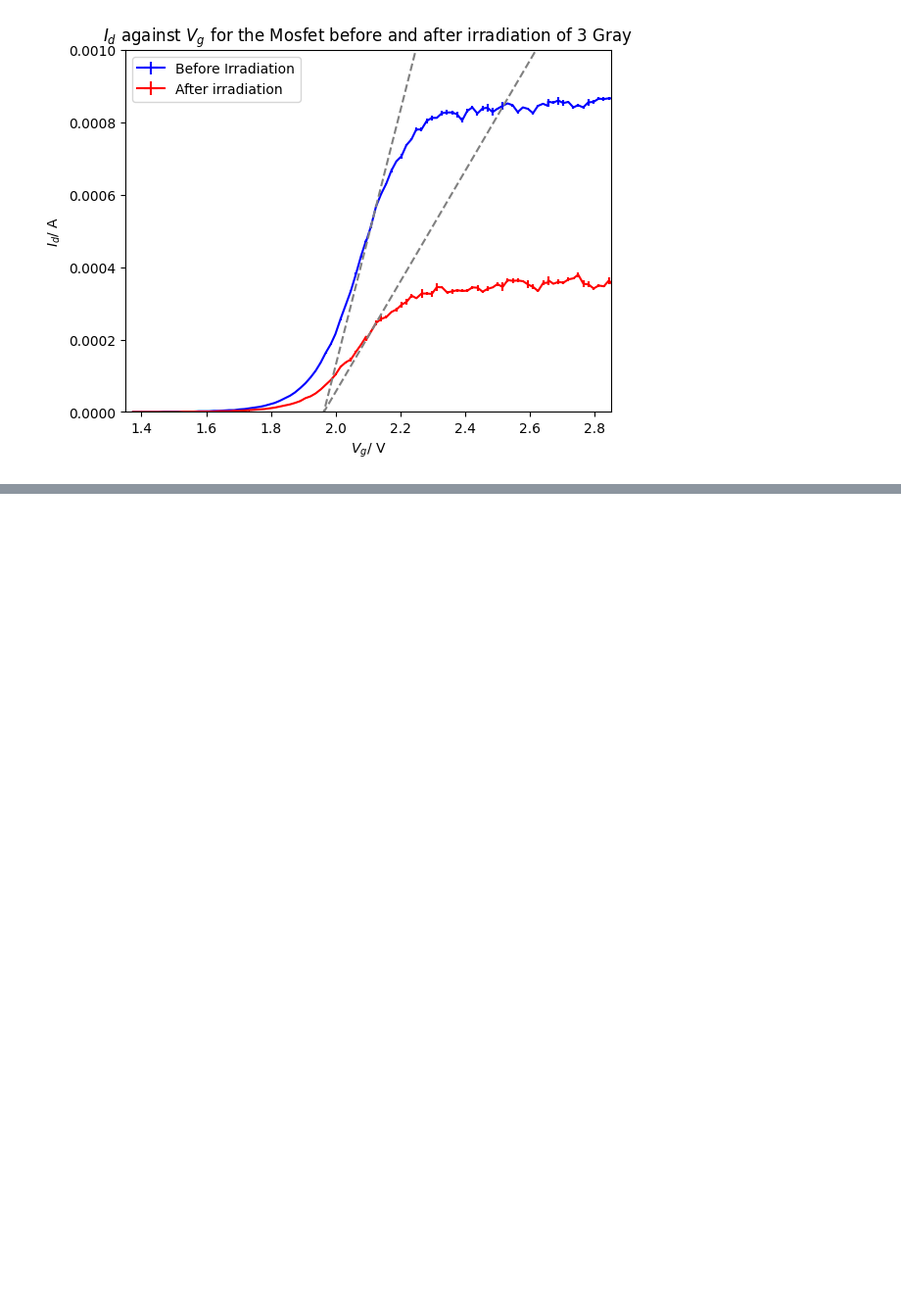
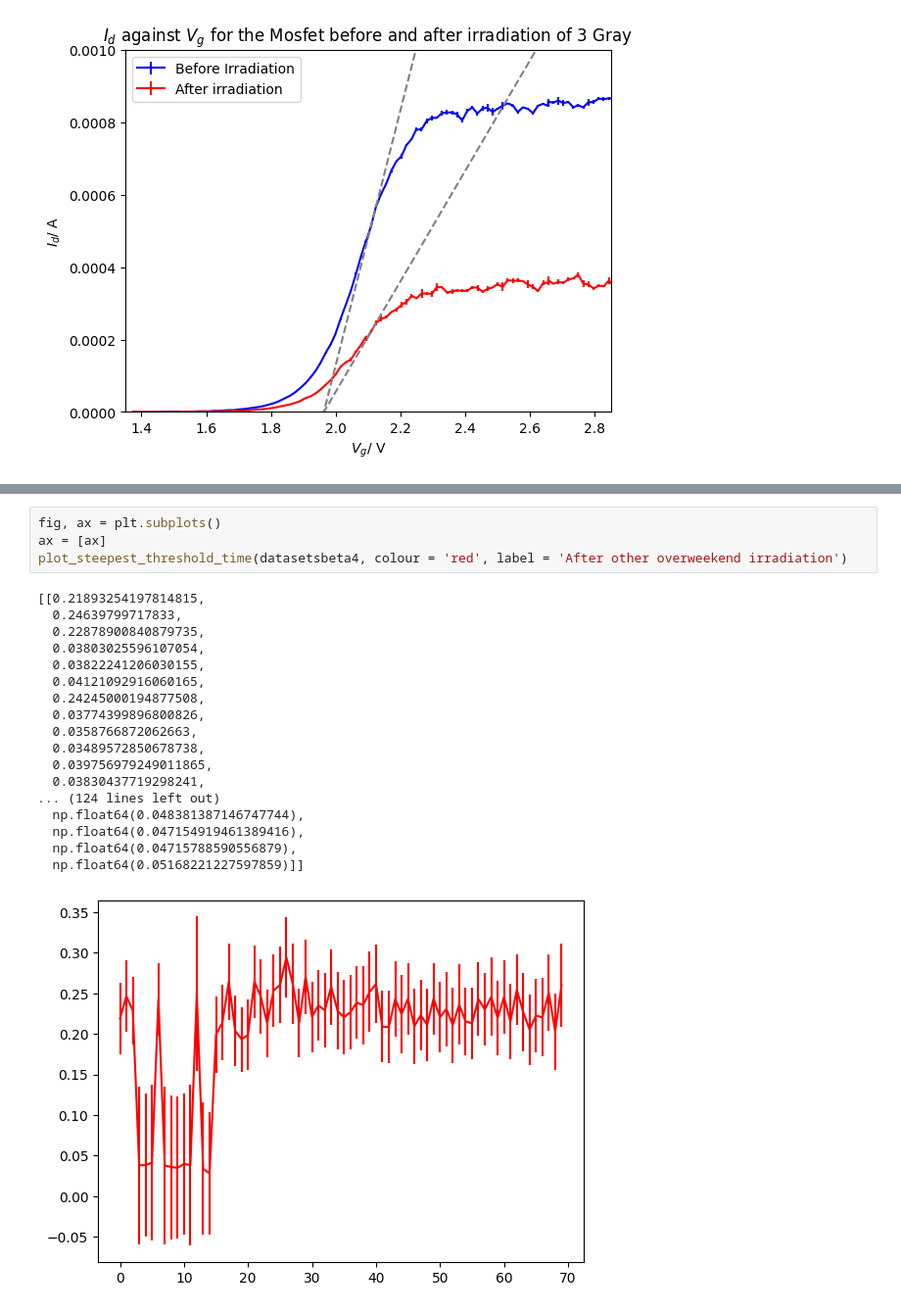
Before and after one commit to fhirstplace/Python-Labs-EDOS, a Jupyter notebook: xml graph maker (all).ipynb, the cells around one changed output, grey strips where cells are left out. Shown at 98% size. Drawn from its saved outputs; the diff is of its cells as text; blank space fills up the shorter version.

```diff
--- a/xml graph maker (all).ipynb
+++ b/xml graph maker (all).ipynb
@@ -353,0 +393,23 @@ Steepest Line Threshold voltage:  1.963317791666669 +/- 0.0076998501953101815
+# %%
+fig, ax = plt.subplots()
+ax = [ax]
+plot_steepest_threshold_time(datasetsbeta4, colour = 'red', label = 'After other overweekend irradiation')
+# %% [output]
+[[0.21893254197814815,
+  0.24639799717833,
+  0.22878900840879735,
+  0.03803025596107054,
+  0.03822241206030155,
+  0.04121092916060165,
+  0.24245000194877508,
+  0.03774399896800826,
+  0.0358766872062663,
+  0.03489572850678738,
+  0.039756979249011865,
+  0.03830437719298241,
+... (124 lines left out)
+  np.float64(0.048381387146747744),
+  np.float64(0.047154919461389416),
+  np.float64(0.04715788590556879),
+  np.float64(0.05168221227597859)]]
+[figure, added]
```
Also changed, not shown: parts of 4 cells of this notebook.
